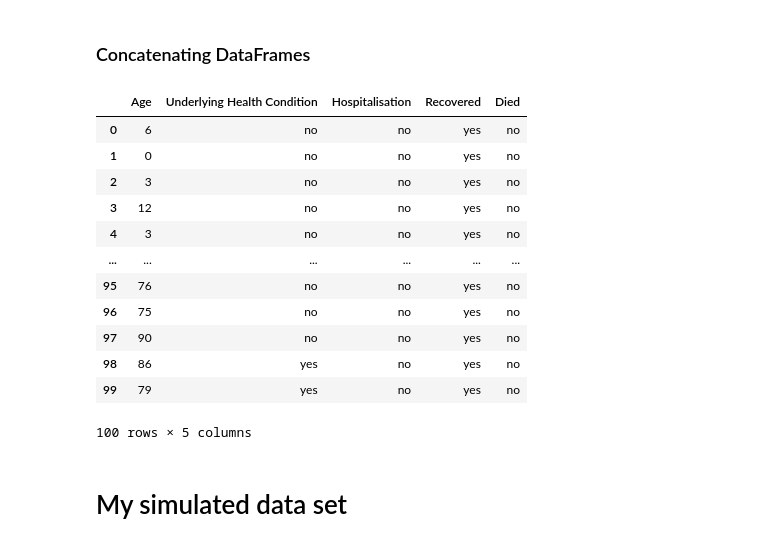
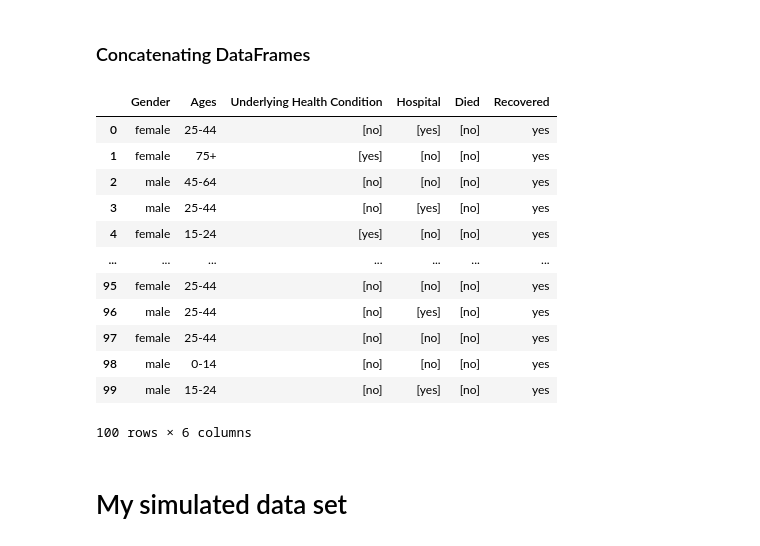
Before and after one commit to AineNicD/simulating-data, a Jupyter notebook: simulating-data.ipynb, the cells around one changed output. Cells and saved outputs as stored; diff of their text form; code cells hidden in the pictures.

```diff
--- a/simulating-data.ipynb
+++ b/simulating-data.ipynb
@@ -584,0 +591,18 @@ People over the age of 75 years and those with chronic diseases are the most vul
+# %%
+Died = ['yes','no']
+def label_die (row):
+   if row['Ages'] == '0-14' :
+      return np.random.choice(Died, 1, p = [0, 1])
+   if row['Ages'] == '15-24' :
+      return np.random.choice(Died, 1, p = [0.005, 0.995])
+   if row['Ages'] == '25-44' :
+      return np.random.choice(Died, 1, p = [0.039, 0.961])
+   if row['Ages'] == '45-64' :
+      return np.random.choice(Died, 1, p = [0.02, 0.98])
+   if row['Ages'] == '65-74' :
+      return np.random.choice(Died, 1, p = [0.12, 0.88])
+   if row['Ages'] == '75+' :
+      return np.random.choice(Died, 1, p = [0.49, 0.51])
+# %%
+dfsample['Died'] = dfsample.apply (lambda row: label_die(row), axis=1)
+dfsample
@@ -627,0 +631,9 @@ df6
+# %%
+def label_rec (row):
+   if row['Died'] == 'yes' :
+      return 'no'
+   if row['Died'] == 'no' :
+      return 'yes'
+# %%
+dfsample['Recovered'] = dfsample.apply (lambda row: label_rec(row), axis=1)
+dfsample
@@ -628,20 +654,20 @@ df6
 # %% [markdown]
 ### Concatenating DataFrames
 # %%
-df = pd.concat([df1, df2, df3, df4, df5,df6], axis=1)
+df = pd.concat([df2, dfsample], axis=1)
 pd.set_option('display.max_columns', None)
 display(df)
 # %% [output]
-|  | Age | Underlying Health Condition | Hospitalisation | Recovered | Died |
-| 0 | 6 | no | no | yes | no |
-| 1 | 0 | no | no | yes | no |
-| 2 | 3 | no | no | yes | no |
-| 3 | 12 | no | no | yes | no |
-| 4 | 3 | no | no | yes | no |
-| ... | ... | ... | ... | ... | ... |
-| 95 | 76 | no | no | yes | no |
-| 96 | 75 | no | no | yes | no |
-| 97 | 90 | no | no | yes | no |
-| 98 | 86 | yes | no | yes | no |
-| 99 | 79 | yes | no | yes | no |
+|  | Gender | Ages | Underlying Health Condition | Hospital | Died | Recovered |
+| 0 | female | 25-44 | [no] | [yes] | [no] | yes |
+| 1 | female | 75+ | [yes] | [no] | [no] | yes |
+| 2 | male | 45-64 | [no] | [no] | [no] | yes |
+| 3 | male | 25-44 | [no] | [yes] | [no] | yes |
+| 4 | female | 15-24 | [yes] | [no] | [no] | yes |
+| ... | ... | ... | ... | ... | ... | ... |
+| 95 | female | 25-44 | [no] | [no] | [no] | yes |
+| 96 | male | 25-44 | [no] | [yes] | [no] | yes |
+| 97 | female | 25-44 | [no] | [no] | [no] | yes |
+| 98 | male | 0-14 | [no] | [no] | [no] | yes |
+| 99 | male | 15-24 | [no] | [yes] | [no] | yes |
-100 rows × 5 columns
+100 rows × 6 columns
```
Also changed, not shown: parts of 50 cells of this notebook, 8 other files.
